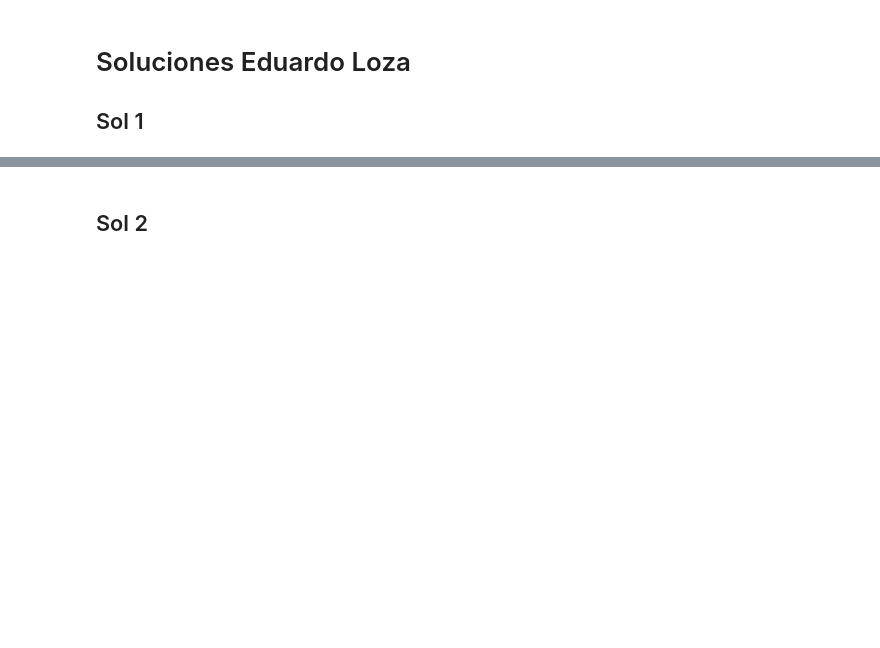
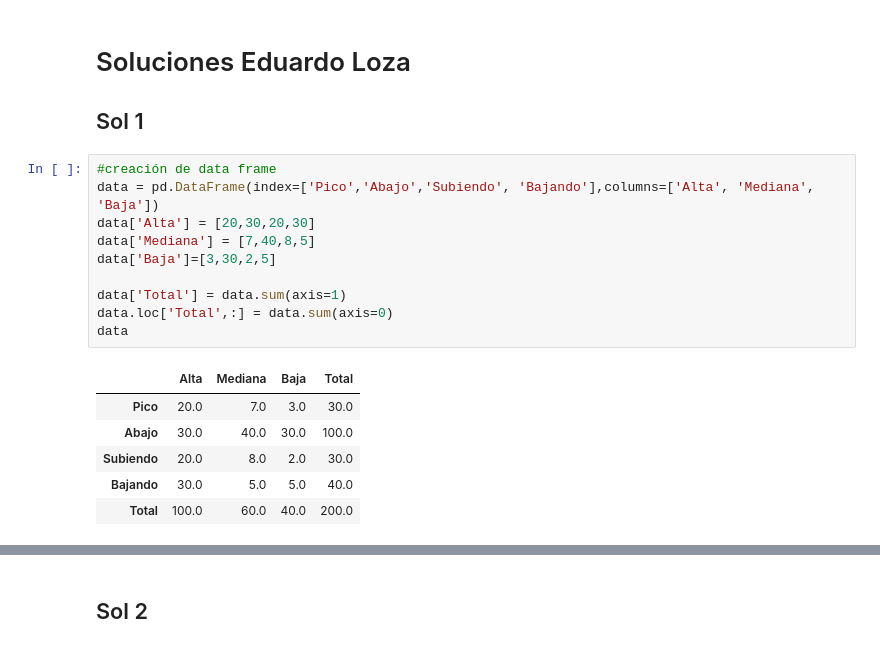
Before and after one commit to BetsyTorres/ProyectoConjunto_TorresBetsy_LozaEduardo, a Jupyter notebook: Tarea_9.ipynb, the cells around one changed output, grey strips where cells are left out. Saved outputs shown, nothing was run; the diff lists cells and outputs as text; blank space fills up the shorter version.

```diff
--- a/Tarea_9.ipynb
+++ b/Tarea_9.ipynb
@@ -43,3 +43,20 @@ from scipy import optimize
 # %% [markdown]
 # Soluciones Eduardo Loza
 ## Sol 1
+# %%
+#creación de data frame
+data = pd.DataFrame(index=['Pico','Abajo','Subiendo', 'Bajando'],columns=['Alta', 'Mediana', 'Baja'])
+data['Alta'] = [20,30,20,30]
+data['Mediana'] = [7,40,8,5]
+data['Baja']=[3,30,2,5]
+
+data['Total'] = data.sum(axis=1)
+data.loc['Total',:] = data.sum(axis=0)
+data
+# %% [output]
+|  | Alta | Mediana | Baja | Total |
+| Pico | 20.0 | 7.0 | 3.0 | 30.0 |
+| Abajo | 30.0 | 40.0 | 30.0 | 100.0 |
+| Subiendo | 20.0 | 8.0 | 2.0 | 30.0 |
+| Bajando | 30.0 | 5.0 | 5.0 | 40.0 |
+| Total | 100.0 | 60.0 | 40.0 | 200.0 |
```
Also changed, not shown: parts of 16 cells of this notebook.
